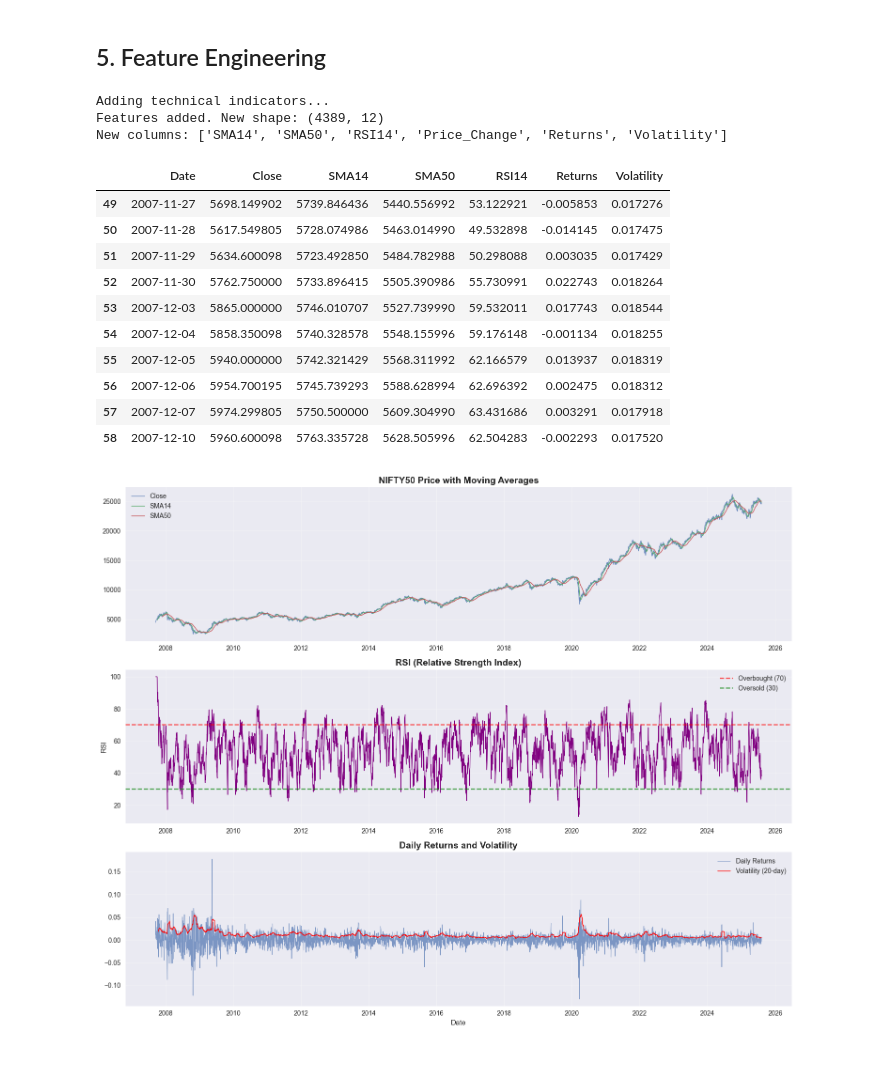
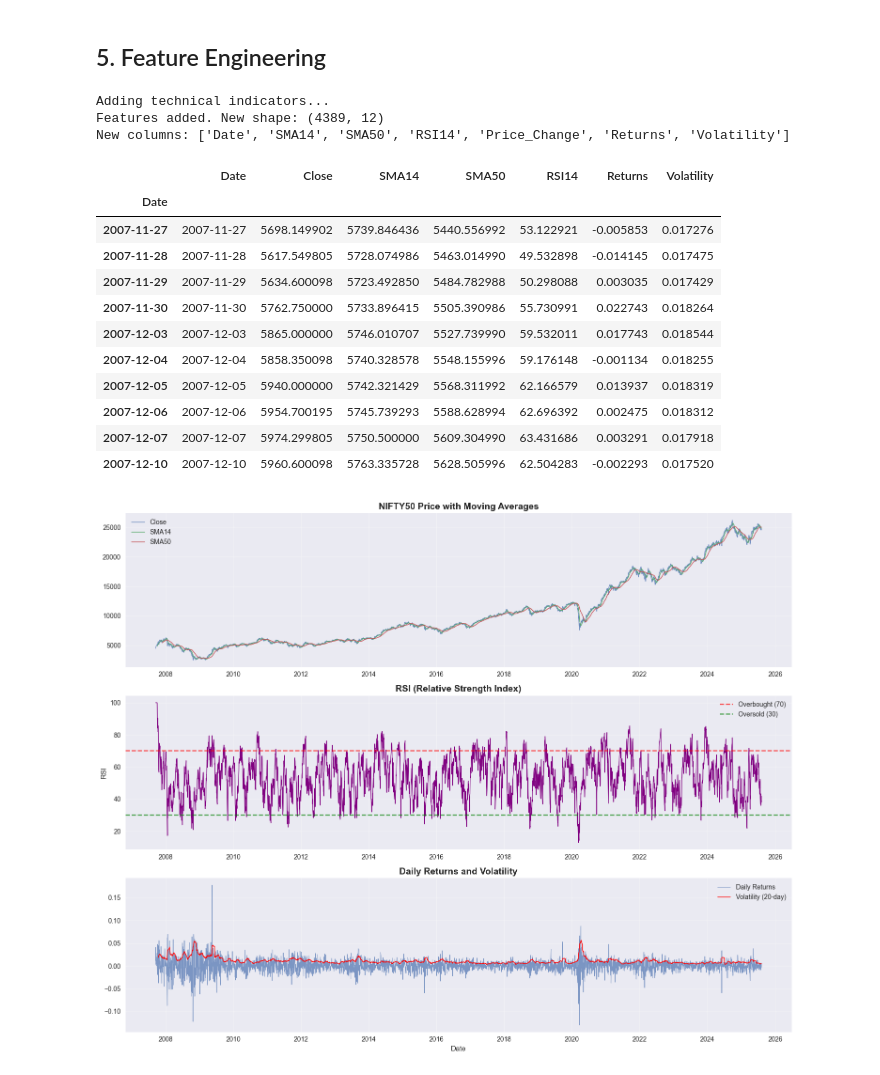
Before and after one commit to marepallisanthosh999333/Stock-Price-Movement-Prediction, a Jupyter notebook: nifty50_lstm_forecasting.ipynb, the cells around one changed output. Saved outputs shown, nothing was run; the diff lists cells and outputs as text; code cells hidden in the pictures.

```diff
--- a/nifty50_lstm_forecasting.ipynb
+++ b/nifty50_lstm_forecasting.ipynb
@@ -251,46 +252,55 @@ def add_technical_indicators(df: pd.DataFrame) -> pd.DataFrame:
     """
     df_feat = df.copy()
 
+    # Add Date column if it's in the index
+    if 'Date' not in df_feat.columns and df_feat.index.name == 'Date':
+        df_feat['Date'] = df_feat.index
+    elif 'Date' not in df_feat.columns:
+        df_feat.reset_index(inplace=True)
+        if 'index' in df_feat.columns:
+            df_feat.rename(columns={'index': 'Date'}, inplace=True)
+
     # Simple Moving Averages
     df_feat['SMA14'] = df_feat['Close'].rolling(window=14).mean()
     df_feat['SMA50'] = df_feat['Close'].rolling(window=50).mean()
 
     # RSI
     df_feat['RSI14'] = calculate_rsi(df_feat['Close'], 14)
 
     # Price change and returns
     df_feat['Price_Change'] = df_feat['Close'].diff()
     df_feat['Returns'] = df_feat['Close'].pct_change()
 
     # Volatility (rolling standard deviation)
     df_feat['Volatility'] = df_feat['Returns'].rolling(window=20).std()
 
     return df_feat
 
 # Add technical indicators
 print("Adding technical indicators...")
 df_features = add_technical_indicators(df)
 
 print(f"Features added. New shape: {df_features.shape}")
 print(f"New columns: {[col for col in df_features.columns if col not in df.columns]}")
 
 # Show sample of features
 df_features[['Date', 'Close', 'SMA14', 'SMA50', 'RSI14', 'Returns', 'Volatility']].dropna().head(10)
 # %% [output]
 Adding technical indicators...
 Features added. New shape: (4389, 12)
-New columns: ['SMA14', 'SMA50', 'RSI14', 'Price_Change', 'Returns', 'Volatility']
+New columns: ['Date', 'SMA14', 'SMA50', 'RSI14', 'Price_Change', 'Returns', 'Volatility']
 |  | Date | Close | SMA14 | SMA50 | RSI14 | Returns | Volatility |
-| 49 | 2007-11-27 | 5698.149902 | 5739.846436 | 5440.556992 | 53.122921 | -0.005853 | 0.017276 |
-| 50 | 2007-11-28 | 5617.549805 | 5728.074986 | 5463.014990 | 49.532898 | -0.014145 | 0.017475 |
-| 51 | 2007-11-29 | 5634.600098 | 5723.492850 | 5484.782988 | 50.298088 | 0.003035 | 0.017429 |
-| 52 | 2007-11-30 | 5762.750000 | 5733.896415 | 5505.390986 | 55.730991 | 0.022743 | 0.018264 |
-| 53 | 2007-12-03 | 5865.000000 | 5746.010707 | 5527.739990 | 59.532011 | 0.017743 | 0.018544 |
-| 54 | 2007-12-04 | 5858.350098 | 5740.328578 | 5548.155996 | 59.176148 | -0.001134 | 0.018255 |
-| 55 | 2007-12-05 | 5940.000000 | 5742.321429 | 5568.311992 | 62.166579 | 0.013937 | 0.018319 |
-| 56 | 2007-12-06 | 5954.700195 | 5745.739293 | 5588.628994 | 62.696392 | 0.002475 | 0.018312 |
-| 57 | 2007-12-07 | 5974.299805 | 5750.500000 | 5609.304990 | 63.431686 | 0.003291 | 0.017918 |
-| 58 | 2007-12-10 | 5960.600098 | 5763.335728 | 5628.505996 | 62.504283 | -0.002293 | 0.017520 |
+| Date |  |  |  |  |  |  |  |
+| 2007-11-27 | 2007-11-27 | 5698.149902 | 5739.846436 | 5440.556992 | 53.122921 | -0.005853 | 0.017276 |
+| 2007-11-28 | 2007-11-28 | 5617.549805 | 5728.074986 | 5463.014990 | 49.532898 | -0.014145 | 0.017475 |
+| 2007-11-29 | 2007-11-29 | 5634.600098 | 5723.492850 | 5484.782988 | 50.298088 | 0.003035 | 0.017429 |
+| 2007-11-30 | 2007-11-30 | 5762.750000 | 5733.896415 | 5505.390986 | 55.730991 | 0.022743 | 0.018264 |
+| 2007-12-03 | 2007-12-03 | 5865.000000 | 5746.010707 | 5527.739990 | 59.532011 | 0.017743 | 0.018544 |
+| 2007-12-04 | 2007-12-04 | 5858.350098 | 5740.328578 | 5548.155996 | 59.176148 | -0.001134 | 0.018255 |
+| 2007-12-05 | 2007-12-05 | 5940.000000 | 5742.321429 | 5568.311992 | 62.166579 | 0.013937 | 0.018319 |
+| 2007-12-06 | 2007-12-06 | 5954.700195 | 5745.739293 | 5588.628994 | 62.696392 | 0.002475 | 0.018312 |
+| 2007-12-07 | 2007-12-07 | 5974.299805 | 5750.500000 | 5609.304990 | 63.431686 | 0.003291 | 0.017918 |
+| 2007-12-10 | 2007-12-10 | 5960.600098 | 5763.335728 | 5628.505996 | 62.504283 | -0.002293 | 0.017520 |
 # %%
 # Visualize technical indicators
 fig, axes = plt.subplots(3, 1, figsize=(15, 12))
```
Also changed, not shown: parts of 38 cells of this notebook, 35 other files.
